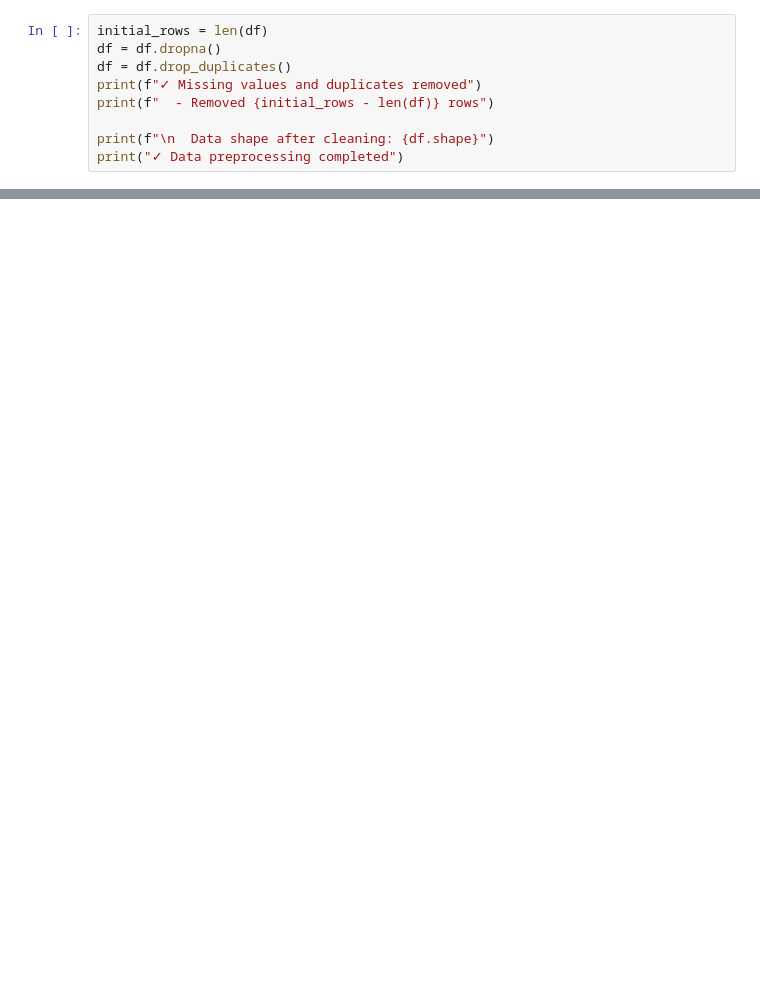
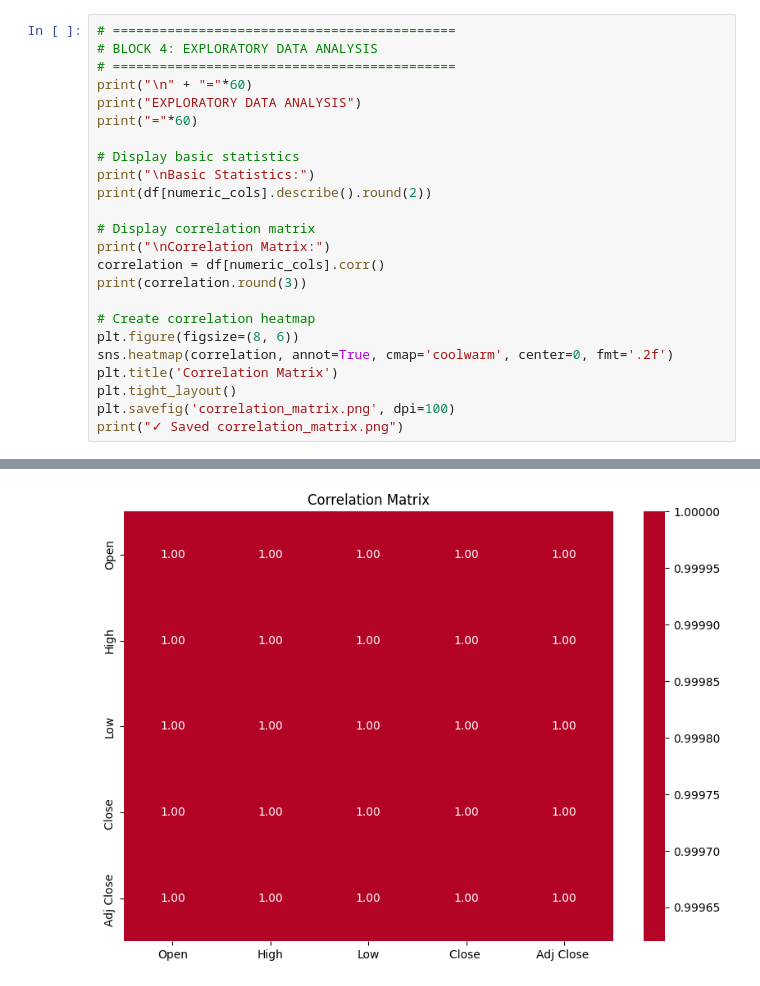
Before and after one commit to Serina0912/AI_CourseWork, a Jupyter notebook: ApplePrice.ipynb, the cells around one changed output, grey strips where cells are left out. Drawn from its saved outputs; the diff is of its cells as text; blank space fills up the shorter version.

```diff
--- a/ApplePrice.ipynb
+++ b/ApplePrice.ipynb
@@ -75,10 +248,25 @@ Step 3: Data Cleaning and Preprocessing...
 # %%
-initial_rows = len(df)
-df = df.dropna()
-df = df.drop_duplicates()
-print(f"✓ Missing values and duplicates removed")
-print(f"  - Removed {initial_rows - len(df)} rows")
+# ============================================
+# BLOCK 4: EXPLORATORY DATA ANALYSIS
+# ============================================
+print("\n" + "="*60)
+print("EXPLORATORY DATA ANALYSIS")
+print("="*60)
 
-print(f"\n  Data shape after cleaning: {df.shape}")
-print("✓ Data preprocessing completed")
+# Display basic statistics
+print("\nBasic Statistics:")
+print(df[numeric_cols].describe().round(2))
+
+# Display correlation matrix
+print("\nCorrelation Matrix:")
+correlation = df[numeric_cols].corr()
+print(correlation.round(3))
+
+# Create correlation heatmap
+plt.figure(figsize=(8, 6))
+sns.heatmap(correlation, annot=True, cmap='coolwarm', center=0, fmt='.2f')
+plt.title('Correlation Matrix')
+plt.tight_layout()
+plt.savefig('correlation_matrix.png', dpi=100)
+print("✓ Saved correlation_matrix.png")
 # %% [output]
@@ -90 +290,2 @@ print("✓ Data preprocessing completed")
+[figure, added]
 # %%
```
Also changed, not shown: parts of 13 cells of this notebook, 10 other files.
